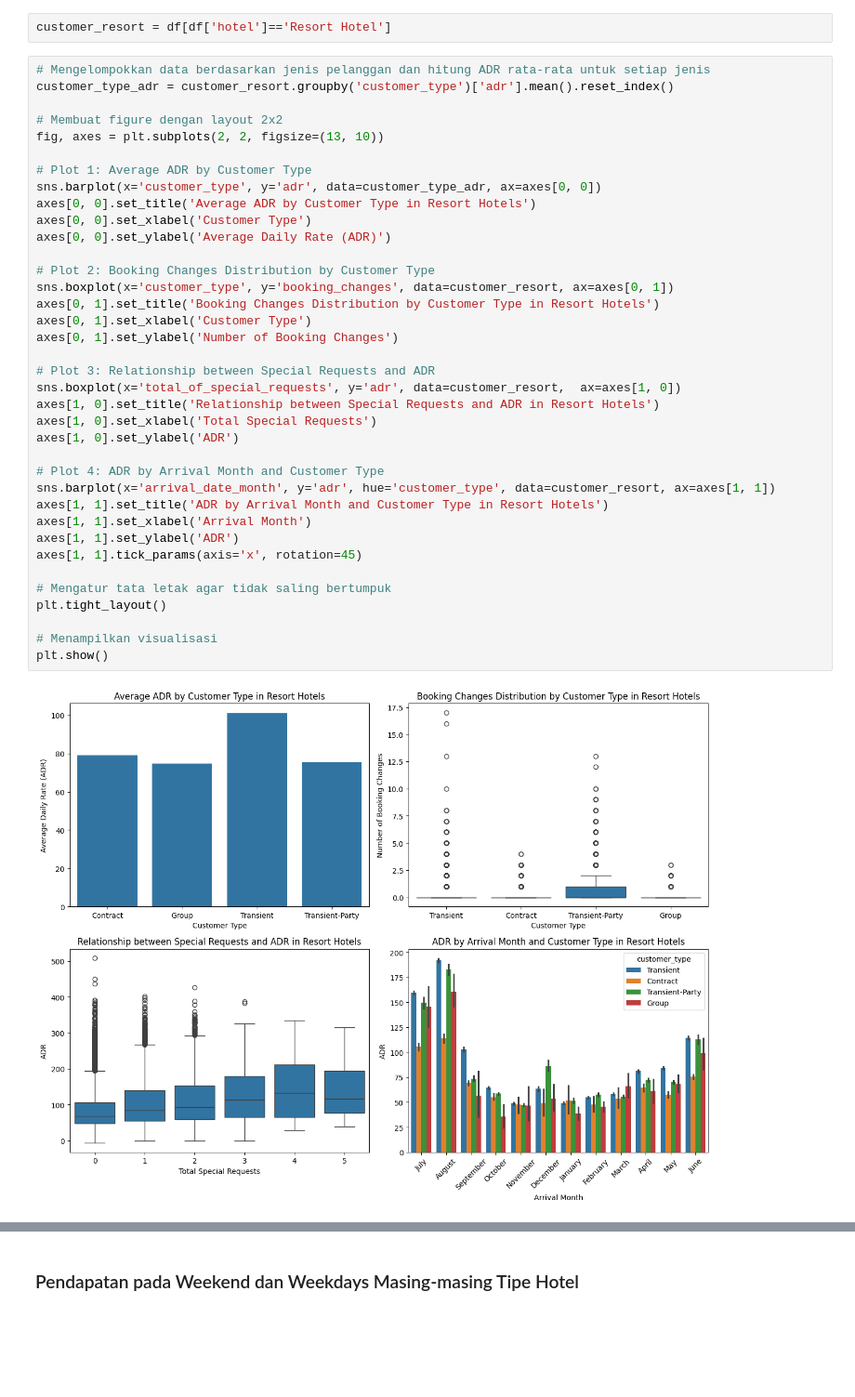
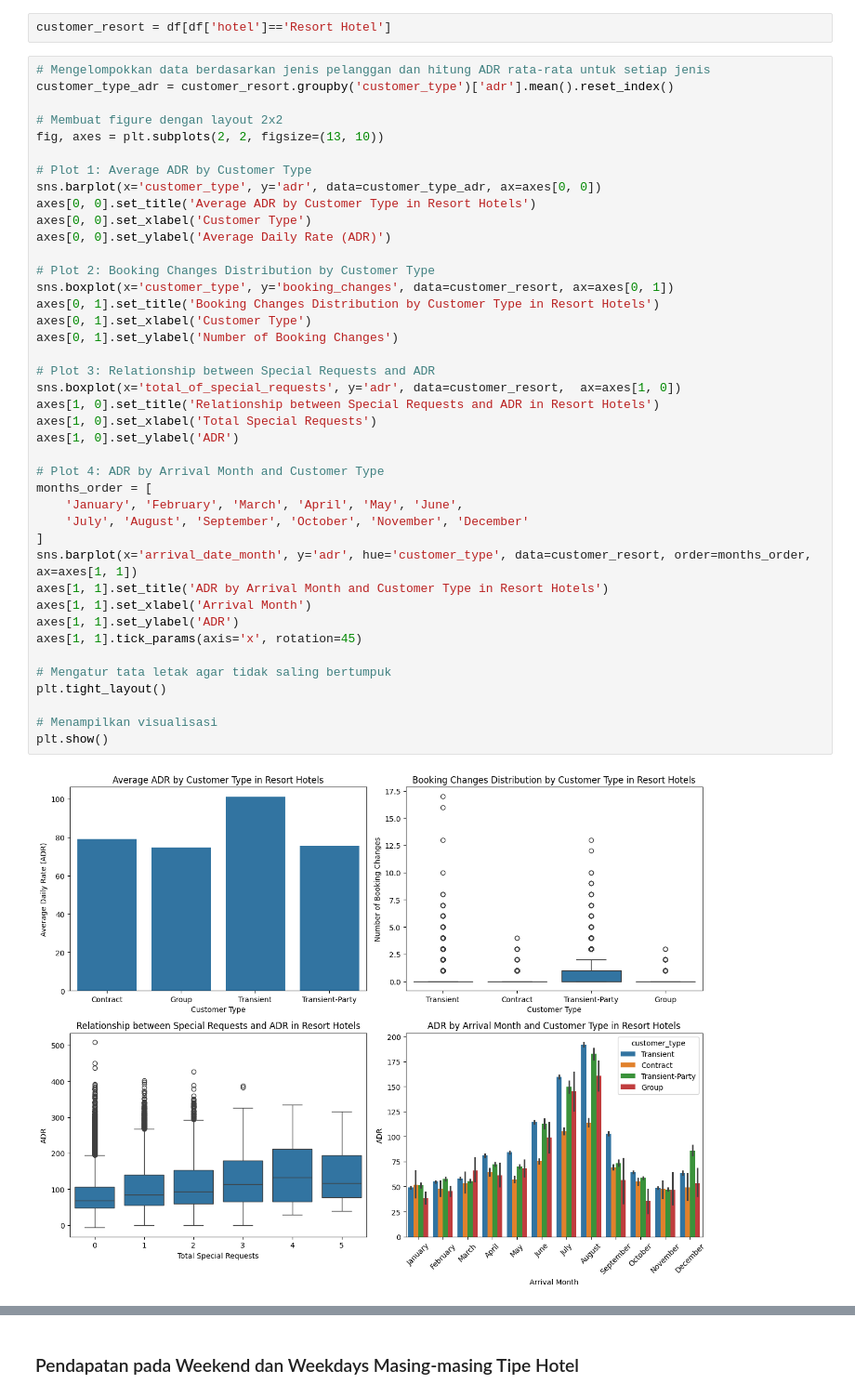
Before and after one commit to xyzaraa/hotel_analysis, a Jupyter notebook: hotel_analysis.ipynb, the cells around one changed output, grey strips where cells are left out. Shown at 93% size. Drawn from its saved outputs; the diff is of its cells as text; blank space fills up the shorter version.

```diff
--- a/hotel_analysis.ipynb
+++ b/hotel_analysis.ipynb
@@ -254,32 +222,36 @@ fig, axes = plt.subplots(2, 2, figsize=(13, 10))
 # Plot 1: Average ADR by Customer Type
 sns.barplot(x='customer_type', y='adr', data=customer_type_adr, ax=axes[0, 0])
 axes[0, 0].set_title('Average ADR by Customer Type in Resort Hotels')
 axes[0, 0].set_xlabel('Customer Type')
 axes[0, 0].set_ylabel('Average Daily Rate (ADR)')
 
 # Plot 2: Booking Changes Distribution by Customer Type
 sns.boxplot(x='customer_type', y='booking_changes', data=customer_resort, ax=axes[0, 1])
 axes[0, 1].set_title('Booking Changes Distribution by Customer Type in Resort Hotels')
 axes[0, 1].set_xlabel('Customer Type')
 axes[0, 1].set_ylabel('Number of Booking Changes')
 
 # Plot 3: Relationship between Special Requests and ADR
 sns.boxplot(x='total_of_special_requests', y='adr', data=customer_resort,  ax=axes[1, 0])
 axes[1, 0].set_title('Relationship between Special Requests and ADR in Resort Hotels')
 axes[1, 0].set_xlabel('Total Special Requests')
 axes[1, 0].set_ylabel('ADR')
 
 # Plot 4: ADR by Arrival Month and Customer Type
-sns.barplot(x='arrival_date_month', y='adr', hue='customer_type', data=customer_resort, ax=axes[1, 1])
+months_order = [
+    'January', 'February', 'March', 'April', 'May', 'June',
+    'July', 'August', 'September', 'October', 'November', 'December'
+]
+sns.barplot(x='arrival_date_month', y='adr', hue='customer_type', data=customer_resort, order=months_order, ax=axes[1, 1])
 axes[1, 1].set_title('ADR by Arrival Month and Customer Type in Resort Hotels')
 axes[1, 1].set_xlabel('Arrival Month')
 axes[1, 1].set_ylabel('ADR')
 axes[1, 1].tick_params(axis='x', rotation=45)
 
 # Mengatur tata letak agar tidak saling bertumpuk
 plt.tight_layout()
 
 # Menampilkan visualisasi
 plt.show()
 # %% [output]
-[figure, old version]
+[figure, new version]
```
Also changed, not shown: parts of 12 cells of this notebook.
